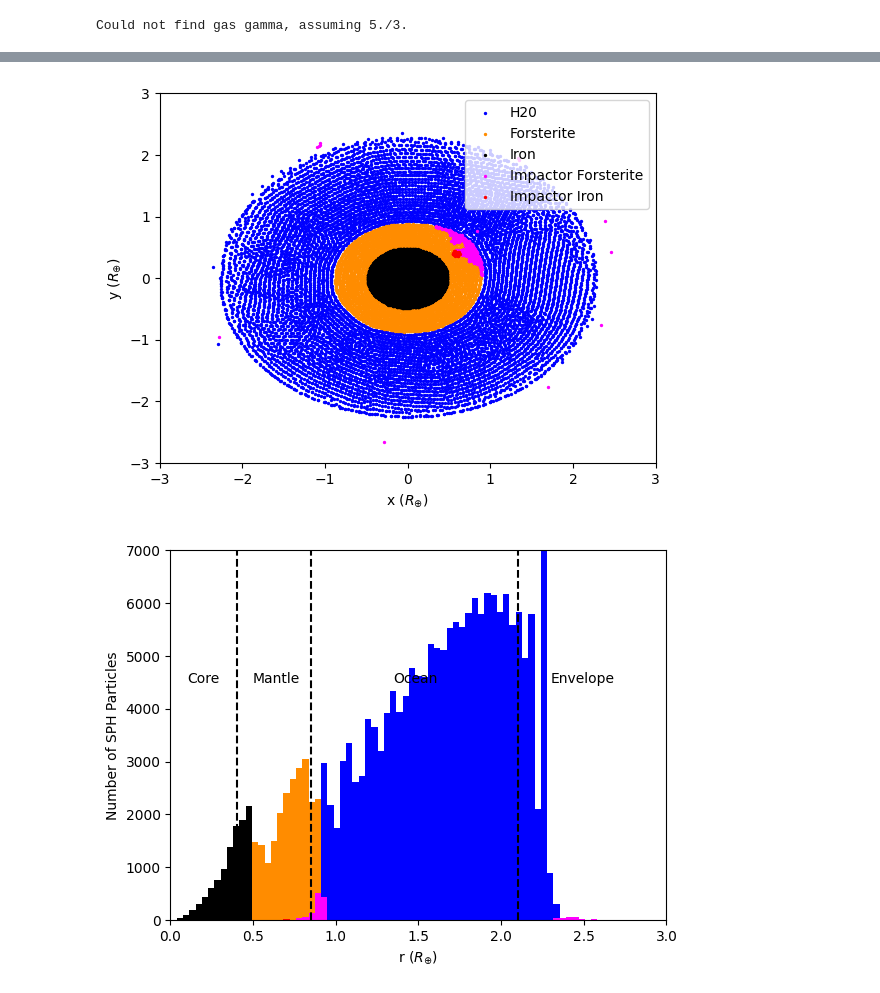
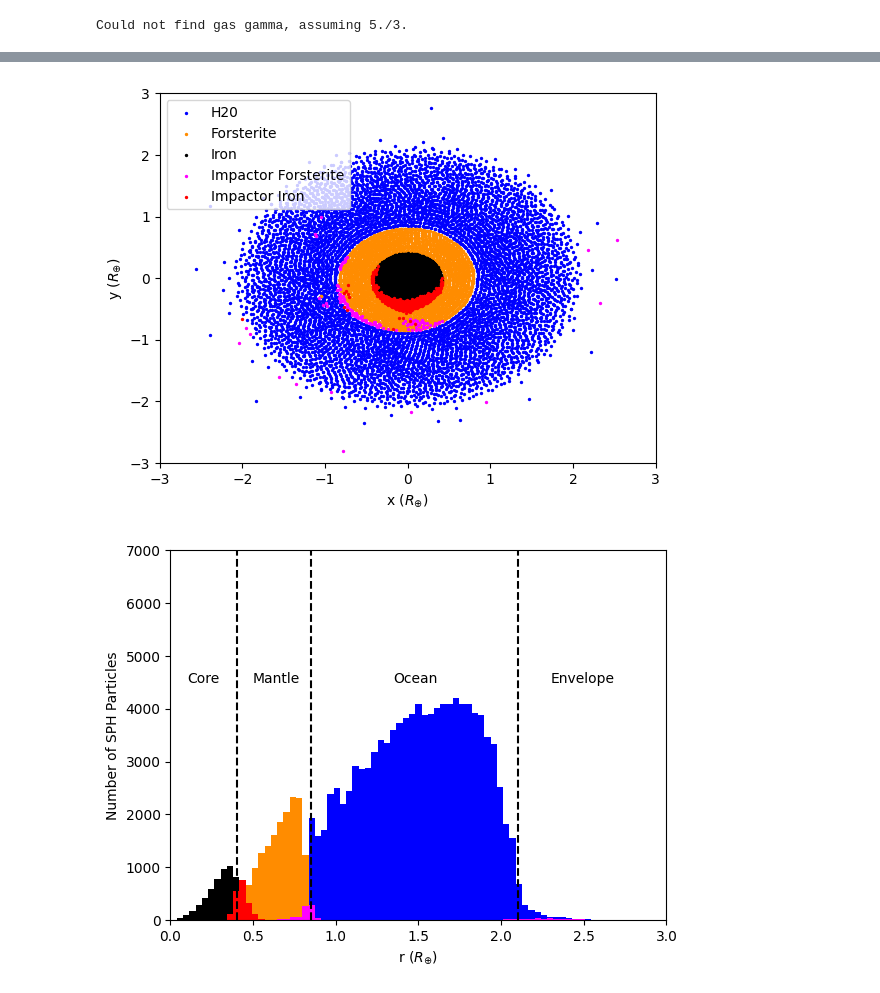
Before and after one commit to astro-pavan/sub-neptune-impacts-v2, a Jupyter notebook: Analysis Notebook.ipynb, the cells around one changed output, grey strips where cells are left out. Drawn from its saved outputs; the diff is of its cells as text; code cells hidden in the pictures.

```diff
--- a/Analysis Notebook.ipynb
+++ b/Analysis Notebook.ipynb
@@ -4,10 +4,10 @@ from analyse import *
 import matplotlib.pyplot as plt
 from matplotlib.colors import LogNorm, SymLogNorm, Normalize
 # %%
-file_path = '/home/pt426/Impacts/impact-2/sub_neptune_impact_2'
+file_path = '/home/pt426/Impacts/impact-1/sub_neptune_impact'
 n_final = 60
 # %%
-pos_initial, m_initial, id_initial, rho_initial, T_initial, P_initial, u_initial, mat_id_initial, _ = get_snapshot_data(0, file_path=file_path)
+pos_initial, m_initial, id_initial, rho_initial, T_initial, P_initial, S_initial, u_initial, mat_id_initial, _ = get_snapshot_data(0, file_path=file_path)
 
 x_initial, y_initial, z_initial = pos_initial[:, 0], pos_initial[:, 1], pos_initial[:, 2]
 r_initial = np.sqrt(x_initial ** 2 + y_initial ** 2 + z_initial ** 2)
@@ -22,7 +22,7 @@ forsterite_mask_initial = (mat_id_initial == 400)
 iron_mask_initial = (mat_id_initial == 401)
 water_mask_initial = (mat_id_initial == 304)
 # %%
-pos, m, id, rho, T, P, u, mat_id, vel = get_snapshot_data(n_final, file_path)
+pos, m, id, rho, T, P, S, u, mat_id, vel = get_snapshot_data(n_final, file_path)
 x, y, z = pos[:, 0], pos[:, 1], pos[:, 2]
 r = np.sqrt(x ** 2 + y ** 2 + z ** 2)
 # %% [output]
@@ -53,18 +63,18 @@ Could not find gas gamma, assuming 5./3.
 # %%
-s=2
-plt.scatter(x[z_mask & water_mask & ~impactor_mask], y[z_mask & water_mask & ~impactor_mask], s=s, c='blue', label='H20')
-plt.scatter(x[z_mask & forsterite_mask & ~impactor_mask], y[z_mask & forsterite_mask & ~impactor_mask], s=s, c='darkorange', label='Forsterite')
-plt.scatter(x[z_mask & iron_mask & ~impactor_mask], y[z_mask & iron_mask & ~impactor_mask], s=s, c='black', label='Iron')
-plt.scatter(x[z_mask & forsterite_mask & impactor_mask], y[z_mask & forsterite_mask & impactor_mask], s=s, c='magenta', label='Impactor Forsterite')
-plt.scatter(x[z_mask & iron_mask & impactor_mask], y[z_mask & iron_mask & impactor_mask], s=s, c='red', label='Impactor Iron')
+size=2
+plt.scatter(x[z_mask & water_mask & ~impactor_mask], y[z_mask & water_mask & ~impactor_mask], s=size, c='blue', label='H20')
+plt.scatter(x[z_mask & forsterite_mask & ~impactor_mask], y[z_mask & forsterite_mask & ~impactor_mask], s=size, c='darkorange', label='Forsterite')
+plt.scatter(x[z_mask & iron_mask & ~impactor_mask], y[z_mask & iron_mask & ~impactor_mask], s=size, c='black', label='Iron')
+plt.scatter(x[z_mask & forsterite_mask & impactor_mask], y[z_mask & forsterite_mask & impactor_mask], s=size, c='magenta', label='Impactor Forsterite')
+plt.scatter(x[z_mask & iron_mask & impactor_mask], y[z_mask & iron_mask & impactor_mask], s=size, c='red', label='Impactor Iron')
 plt.legend()
 plt.xlim([-3, 3])
 plt.ylim([-3, 3])
 plt.xlabel('x ($R_{\oplus}$)')
 plt.ylabel('y ($R_{\oplus}$)')
 plt.show()
 # %% [output]
-[figure, old version]
+[figure, new version]
 # %%
 impactor_p_count = np.sum(impactor_mask)
 impactor_core_p_count = np.sum(impactor_mask & core_mask)
@@ -101,7 +111,7 @@ plt.ylabel('Number of SPH Particles')
 plt.xlabel('r ($R_{\oplus}$)')
 plt.show()
 # %% [output]
-[figure, old version]
+[figure, new version]
 # %%
 plt.hist(r[iron_mask & impactor_mask], bins, label='Impactor Iron', color='red')
 plt.hist(r[forsterite_mask & impactor_mask], bins, label='Impactor Forsterite', color='magenta')
```
Also changed, not shown: parts of 26 cells of this notebook, 15 other files.
